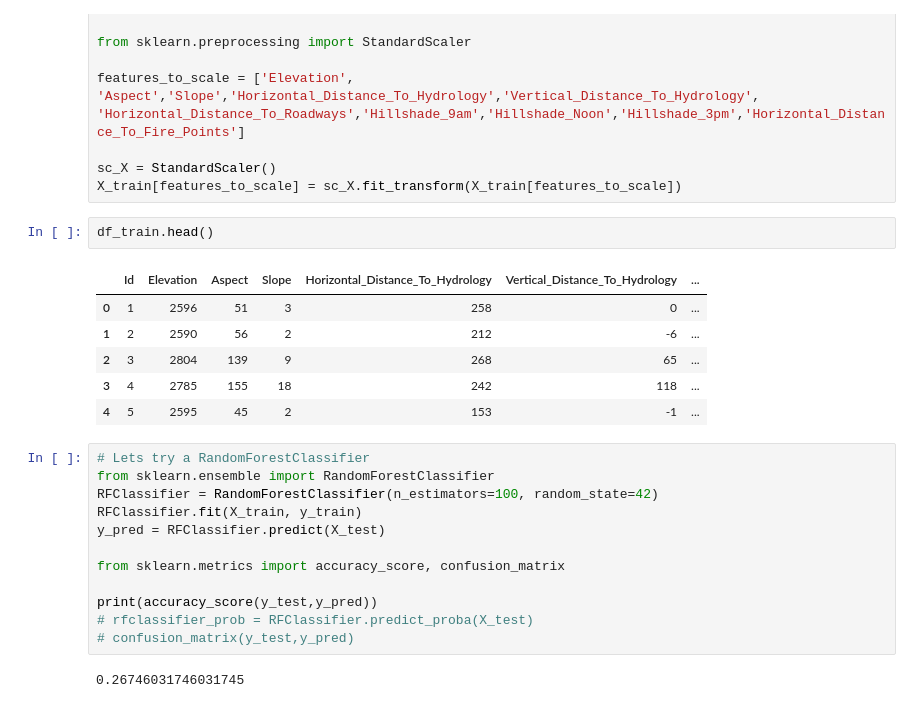
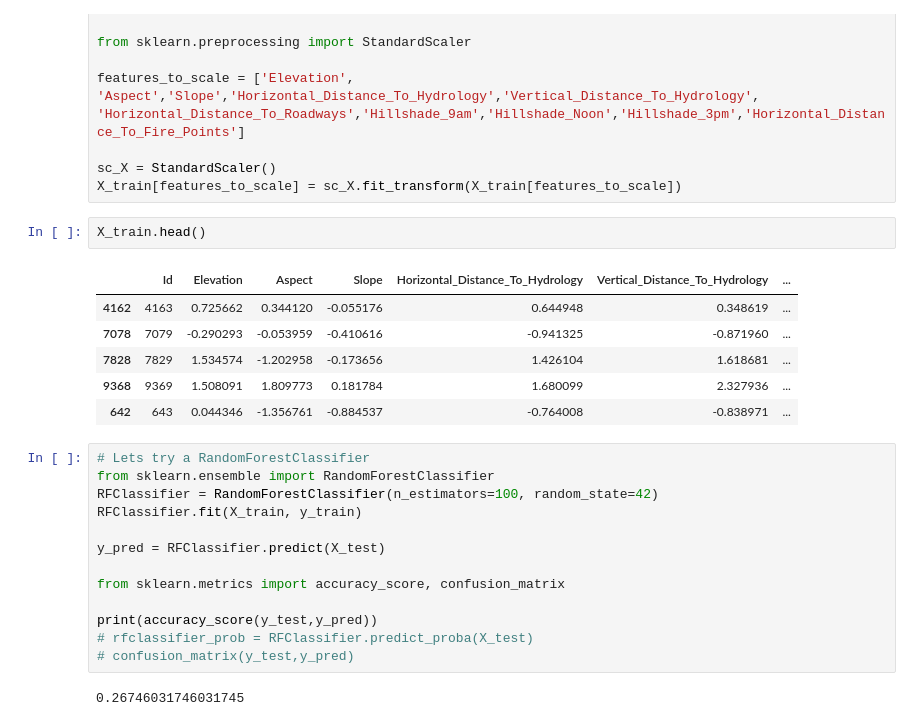
Before and after one commit to niramay447/kaggle-competitions, a Jupyter notebook: forest-cover.ipynb, the cells around one changed output. Saved outputs shown, nothing was run; the diff lists cells and outputs as text.

```diff
--- a/forest-cover.ipynb
+++ b/forest-cover.ipynb
@@ -112,19 +112,20 @@ features_to_scale = ['Elevation', 'Aspect','Slope','Horizontal_Distance_To_Hydro
 sc_X = StandardScaler()
 X_train[features_to_scale] = sc_X.fit_transform(X_train[features_to_scale])
 # %%
-df_train.head()
+X_train.head()
 # %% [output]
 |  | Id | Elevation | Aspect | Slope | Horizontal_Distance_To_Hydrology | Vertical_Distance_To_Hydrology | ... |
-| 0 | 1 | 2596 | 51 | 3 | 258 | 0 | ... |
-| 1 | 2 | 2590 | 56 | 2 | 212 | -6 | ... |
-| 2 | 3 | 2804 | 139 | 9 | 268 | 65 | ... |
-| 3 | 4 | 2785 | 155 | 18 | 242 | 118 | ... |
-| 4 | 5 | 2595 | 45 | 2 | 153 | -1 | ... |
+| 4162 | 4163 | 0.725662 | 0.344120 | -0.055176 | 0.644948 | 0.348619 | ... |
+| 7078 | 7079 | -0.290293 | -0.053959 | -0.410616 | -0.941325 | -0.871960 | ... |
+| 7828 | 7829 | 1.534574 | -1.202958 | -0.173656 | 1.426104 | 1.618681 | ... |
+| 9368 | 9369 | 1.508091 | 1.809773 | 0.181784 | 1.680099 | 2.327936 | ... |
+| 642 | 643 | 0.044346 | -1.356761 | -0.884537 | -0.764008 | -0.838971 | ... |
 # %%
 # Lets try a RandomForestClassifier
 from sklearn.ensemble import RandomForestClassifier
 RFClassifier = RandomForestClassifier(n_estimators=100, random_state=42)
 RFClassifier.fit(X_train, y_train)
+
 y_pred = RFClassifier.predict(X_test)
 
 from sklearn.metrics import accuracy_score, confusion_matrix
```
Also changed, not shown: parts of 1 cell of this notebook.
